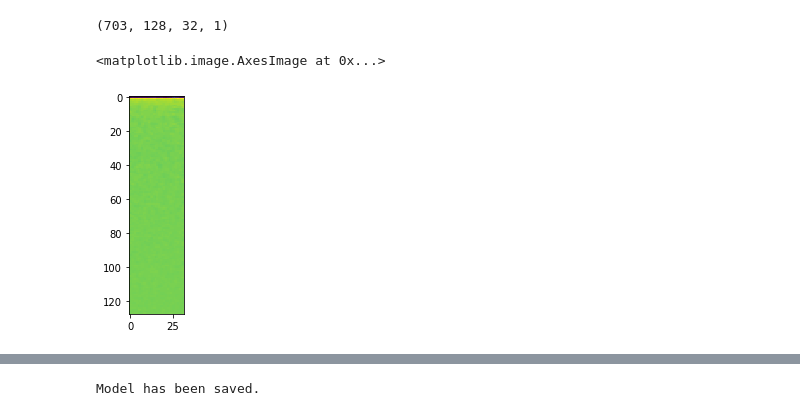
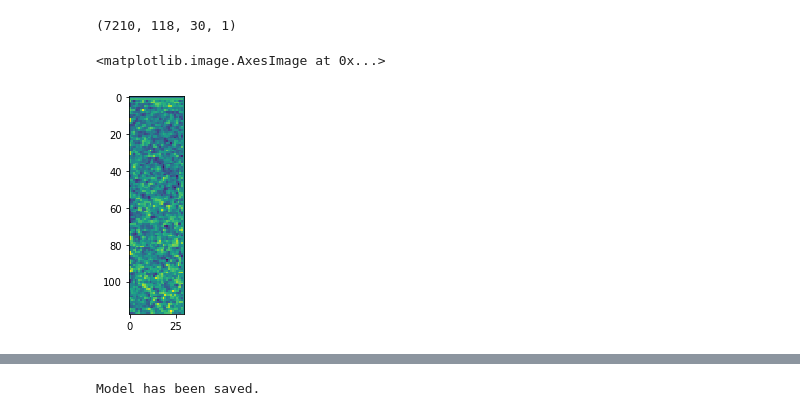
Before and after one commit to intelliChirp/Soundscape-Neural-Network, a Jupyter notebook: geo-cnn/geo-cnn.ipynb, the cells around one changed output, grey strips where cells are left out. Cells and saved outputs as stored; diff of their text form; code cells hidden in the pictures.

```diff
--- a/geo-cnn/geo-cnn.ipynb
+++ b/geo-cnn/geo-cnn.ipynb
@@ -32,13 +18,0 @@ X_train, X_test, X_val, y_train, y_test, y_val = get_train_test()
-# %%
-# Setting channels to 1 to generalize stereo sound to 1 channel
-channels = 1
-config.epochs = 20
-config.batch_size = 100
-
-# Number of classes
-num_classes = 5
-print(X_train.shape)
-# Reshape X_train and X_test to include a 4th dimension (channels)
-X_train = X_train.reshape(X_train.shape[0], config.buckets, config.max_len, channels)
-X_test = X_test.reshape(X_test.shape[0], config.buckets, config.max_len, channels)
-X_val = X_val.reshape(X_val.shape[0], config.buckets, config.max_len, channels)
@@ -89,0 +110,22 @@ X_val, y_val = run_sampler( X_val, y_val, smt )
+# %%
+under_sampler = RandomUnderSampler()
+over_sampler = RandomOverSampler()
+smote_sampler = SMOTETomek()
+
+if(config.sampler == 'under') :
+    sampler = under_sampler
+    X_train, y_train = run_sampler( X_train, y_train, sampler )
+    X_test, y_test = run_sampler( X_test, y_test, sampler )
+    X_val, y_val = run_sampler( X_val, y_val, sampler )
+
+if(config.sampler == 'over') :
+    sampler = over_sampler
+    X_train, y_train = run_sampler( X_train, y_train, sampler )
+    X_test, y_test = run_sampler( X_test, y_test, sampler )
+    X_val, y_val = run_sampler( X_val, y_val, sampler )
+
+if(config.sampler == 'smote') :
+    sampler = smote_sampler
+    X_train, y_train = run_sampler( X_train, y_train, sampler )
+    X_test, y_test = run_sampler( X_test, y_test, sampler )
+    X_val, y_val = run_sampler( X_val, y_val, sampler )
@@ -90,11 +145,11 @@ X_val, y_val = run_sampler( X_val, y_val, smt )
 # %%
 # Spectrogram visualized of 0th element
 print(X_train.shape)
-plt.imshow(X_train[10, :, :, 0])
+plt.imshow(X_train[200, :, :, 0])
 # %% [output]
-(703, 128, 32, 1)
+(7210, 118, 30, 1)
 <matplotlib.image.AxesImage at 0x...>
-[figure, old version]
+[figure, new version]
 # %%
 # Getting vector number where each number corresponds to a label
 y_train_hot = to_categorical(y_train)
```
Also changed, not shown: parts of 19 cells of this notebook.
